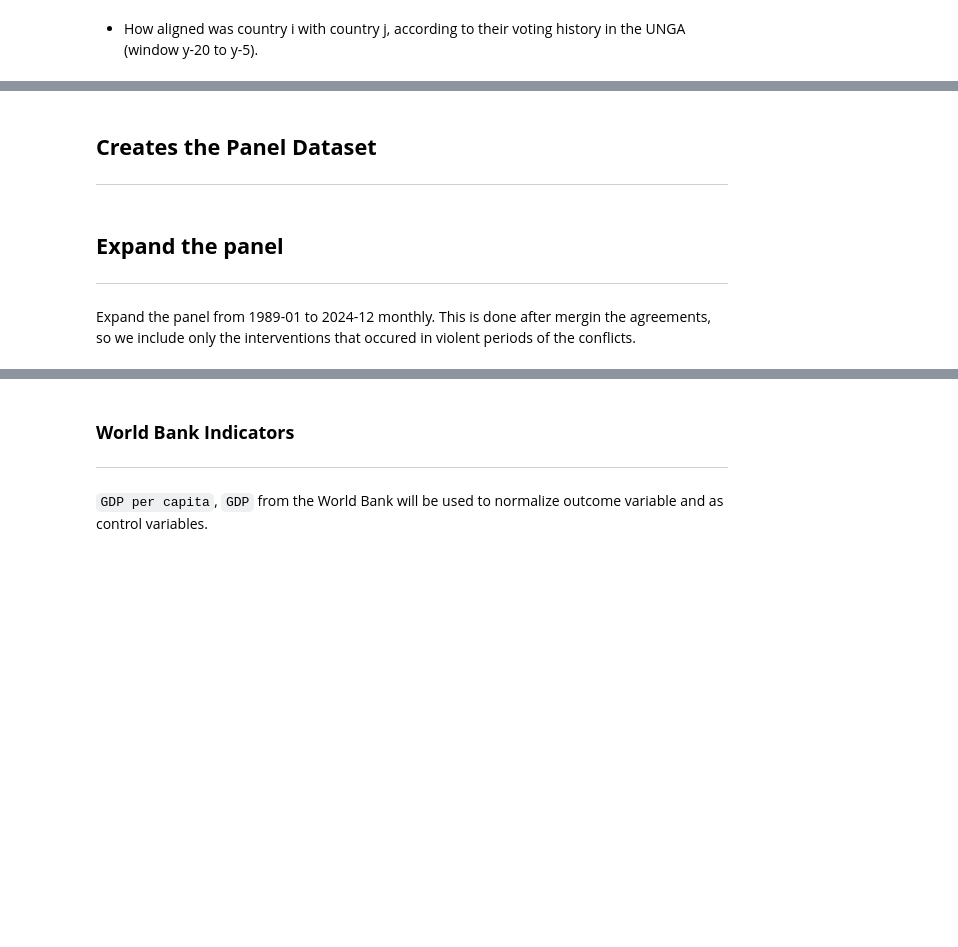
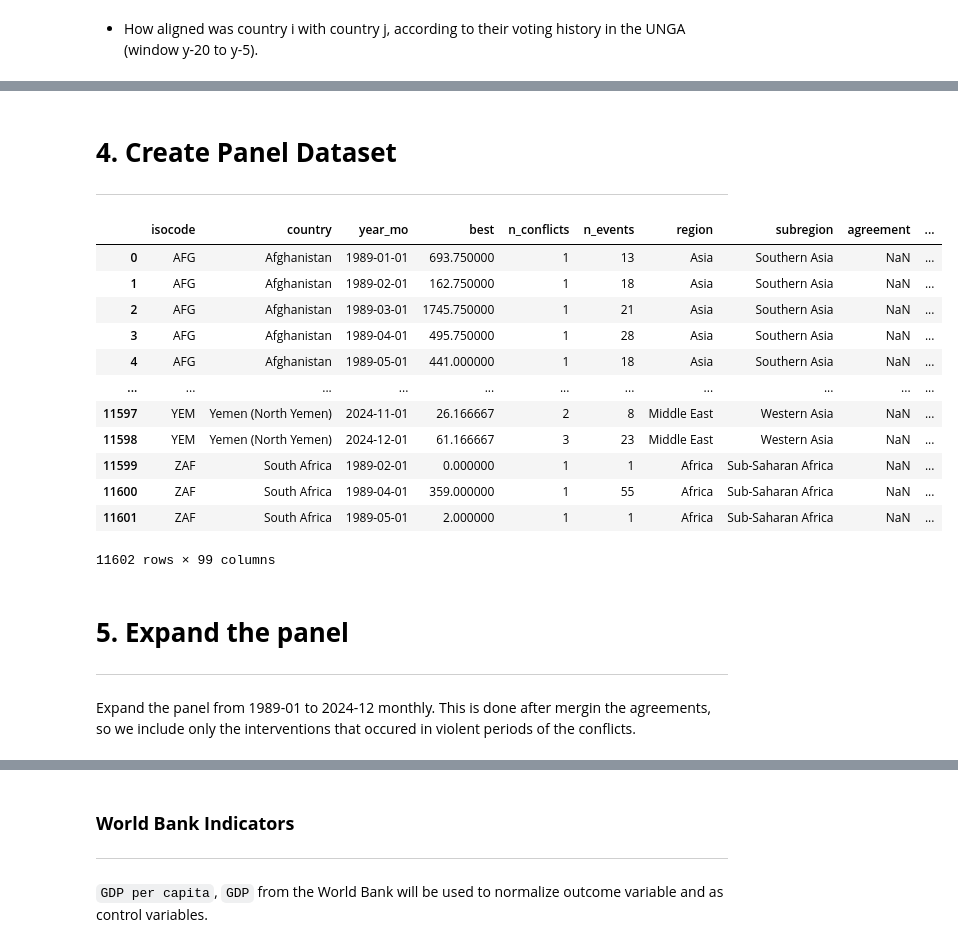
Before and after one commit to luciasauer/agreements_violence, a Jupyter notebook: src/1_data_generation/country_panel.ipynb, the cells around one changed output, grey strips where cells are left out. Saved outputs shown, nothing was run; the diff lists cells and outputs as text; code cells hidden in the pictures; blank space fills up the shorter version.

Commit message:
join the instruments to the panel

```diff
--- a/src/1_data_generation/country_panel.ipynb
+++ b/src/1_data_generation/country_panel.ipynb
@@ -575,7 +725,7 @@ for y in range(1989, 2024):
 
     # Get Security Council members in year y (these are isocode2)
     members_y = (
-        members_un.loc[members_un['year'] == y, 'isocode']
+        members_sc.loc[members_sc['year'] == y, 'isocode']
                   .dropna()
                   .unique()
     )
@@ -623,3 +773,4 @@ for y in range(1989, 2024):
 
 # Final country-year dataset of influence scores
 influence_scores = pd.concat(influence_scores_list, ignore_index=True)
+influence_scores
@@ -674,7 +863,7 @@ esd = esd.merge(
 
 # 5) Keep only supporters that are Security Council members in that year
 # This creates: "SC members supporting conflicts elsewhere"
-sc = members_un.rename(columns={'isocode': 'isocode_supporter'})[['year', 'isocode_supporter']].drop_duplicates()
+sc = members_sc.rename(columns={'isocode': 'isocode_supporter'})[['year', 'isocode_supporter']].drop_duplicates()
 
 esd_sc = esd.merge(sc, on=['year', 'isocode_supporter'], how='inner')
 
@@ -720,0 +924,29 @@ external_support
+# %%
+df_agreements = df_agreements.merge(external_support[['year', 'isocode', 'sc_at_war_outside_isocode', 'sc_at_war_outside_sub_region', 'sc_at_war_outside_region']],
+                                    on=['isocode', 'year'], how='left')
+
+# 1) Country-level: if missing, default to 1
+df_agreements['sc_at_war_outside_isocode'] = df_agreements['sc_at_war_outside_isocode'].fillna(1)
+
+# 2) Subregion-level fill: use same (year, sub_region) value if available, else 1
+sub_fill = (
+    df_agreements.groupby(['year', 'sub_region'])['sc_at_war_outside_sub_region']
+    .transform('first')
+)
+df_agreements['sc_at_war_outside_sub_region'] = (
+    df_agreements['sc_at_war_outside_sub_region']
+    .fillna(sub_fill)
+    .fillna(1)
+)
+
+# 3) Region-level fill: use same (year, region) value if available, else 1
+reg_fill = (
+    df_agreements.groupby(['year', 'region'])['sc_at_war_outside_region']
+    .transform('first')
+)
+df_agreements['sc_at_war_outside_region'] = (
+    df_agreements['sc_at_war_outside_region']
+    .fillna(reg_fill)
+    .fillna(1)
+)
+df_agreements
@@ -721,22 +967,30 @@ external_support
 # %% [markdown]
-## **Creates the Panel Dataset**
+# **4. Create Panel Dataset**
 ---
 # %%
 df_panel = df_country_month.merge(
-    df_agreements,
+    df_agreements.drop(columns=['region', 'sub_region', 'year']),
     on=["isocode", "year_mo"],
     how="left"
 )
-df_panel[["agreement", "comp_agreement", 'subs_agreement', 'cea_agreement', 'cea_ceas_agreement', 'cea_ceamix_agreement', 'cea_rel_agreement', 'ce']+features_cluster_columns] = df_panel[
-    ["agreement", "comp_agreement", 'subs_agreement', 'cea_agreement', 'cea_ceas_agreement', 'cea_ceamix_agreement', 'cea_rel_agreement', 'ce']+features_cluster_columns
-].fillna(0).astype(int)
-
-df_panel['isocode_num'] = df_panel['isocode'].astype('category').cat.codes + 1
-df_panel['region_num'] = df_panel['region'].astype('category').cat.codes + 1
 
 df_panel
+# %% [output]
+|  | isocode | country | year_mo | best | n_conflicts | n_events | region | subregion | agreement | ... |
+| 0 | AFG | Afghanistan | 1989-01-01 | 693.750000 | 1 | 13 | Asia | Southern Asia | NaN | ... |
+| 1 | AFG | Afghanistan | 1989-02-01 | 162.750000 | 1 | 18 | Asia | Southern Asia | NaN | ... |
+| 2 | AFG | Afghanistan | 1989-03-01 | 1745.750000 | 1 | 21 | Asia | Southern Asia | NaN | ... |
+| 3 | AFG | Afghanistan | 1989-04-01 | 495.750000 | 1 | 28 | Asia | Southern Asia | NaN | ... |
+| 4 | AFG | Afghanistan | 1989-05-01 | 441.000000 | 1 | 18 | Asia | Southern Asia | NaN | ... |
+| ... | ... | ... | ... | ... | ... | ... | ... | ... | ... | ... |
+| 11597 | YEM | Yemen (North Yemen) | 2024-11-01 | 26.166667 | 2 | 8 | Middle East | Western Asia | NaN | ... |
+| 11598 | YEM | Yemen (North Yemen) | 2024-12-01 | 61.166667 | 3 | 23 | Middle East | Western Asia | NaN | ... |
+| 11599 | ZAF | South Africa | 1989-02-01 | 0.000000 | 1 | 1 | Africa | Sub-Saharan Africa | NaN | ... |
+| 11600 | ZAF | South Africa | 1989-04-01 | 359.000000 | 1 | 55 | Africa | Sub-Saharan Africa | NaN | ... |
+| 11601 | ZAF | South Africa | 1989-05-01 | 2.000000 | 1 | 1 | Africa | Sub-Saharan Africa | NaN | ... |
+11602 rows × 99 columns
 # %% [markdown]
-## **Expand the panel**
+# **5. Expand the panel**
 ---
 
 Expand the panel from 1989-01 to 2024-12 monthly.
```
Also changed, not shown: parts of 42 cells of this notebook.
